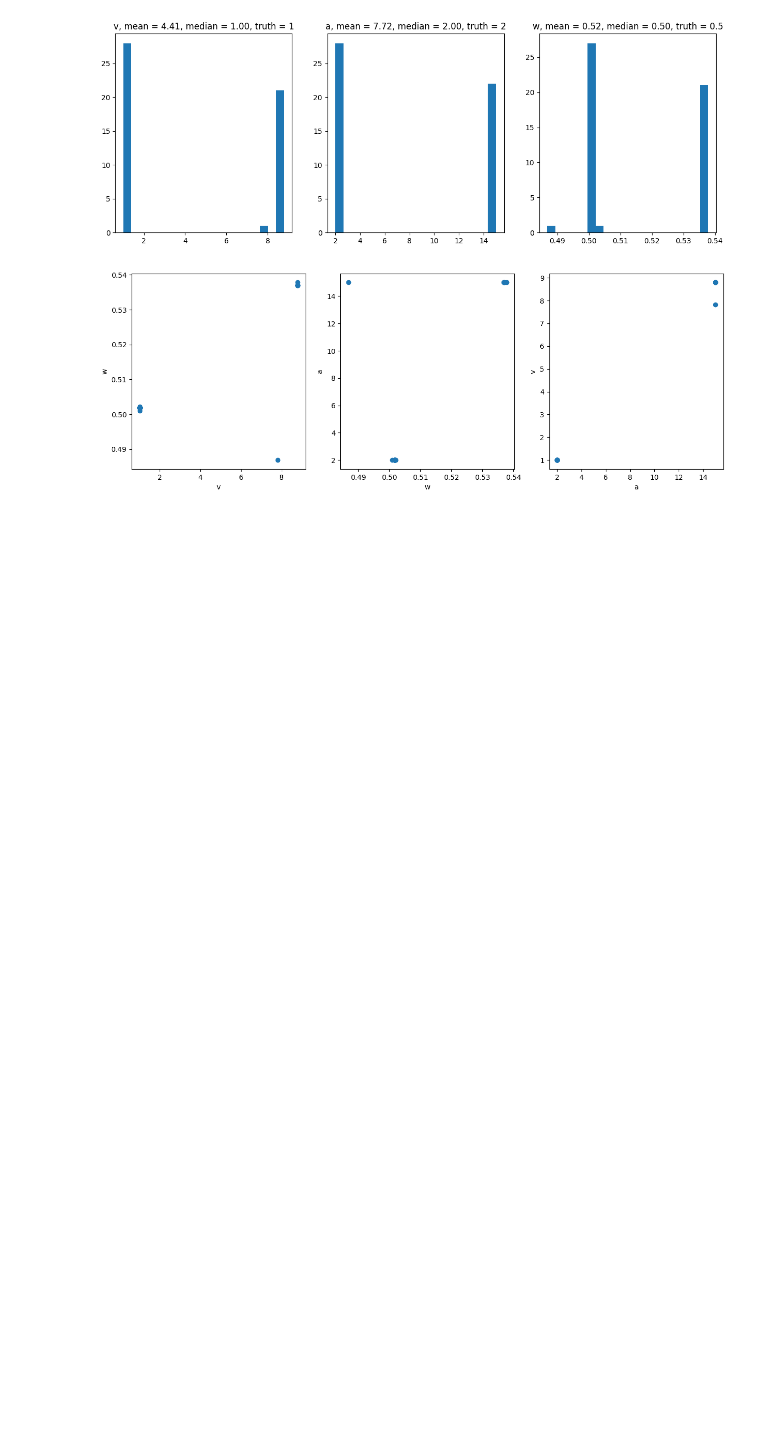
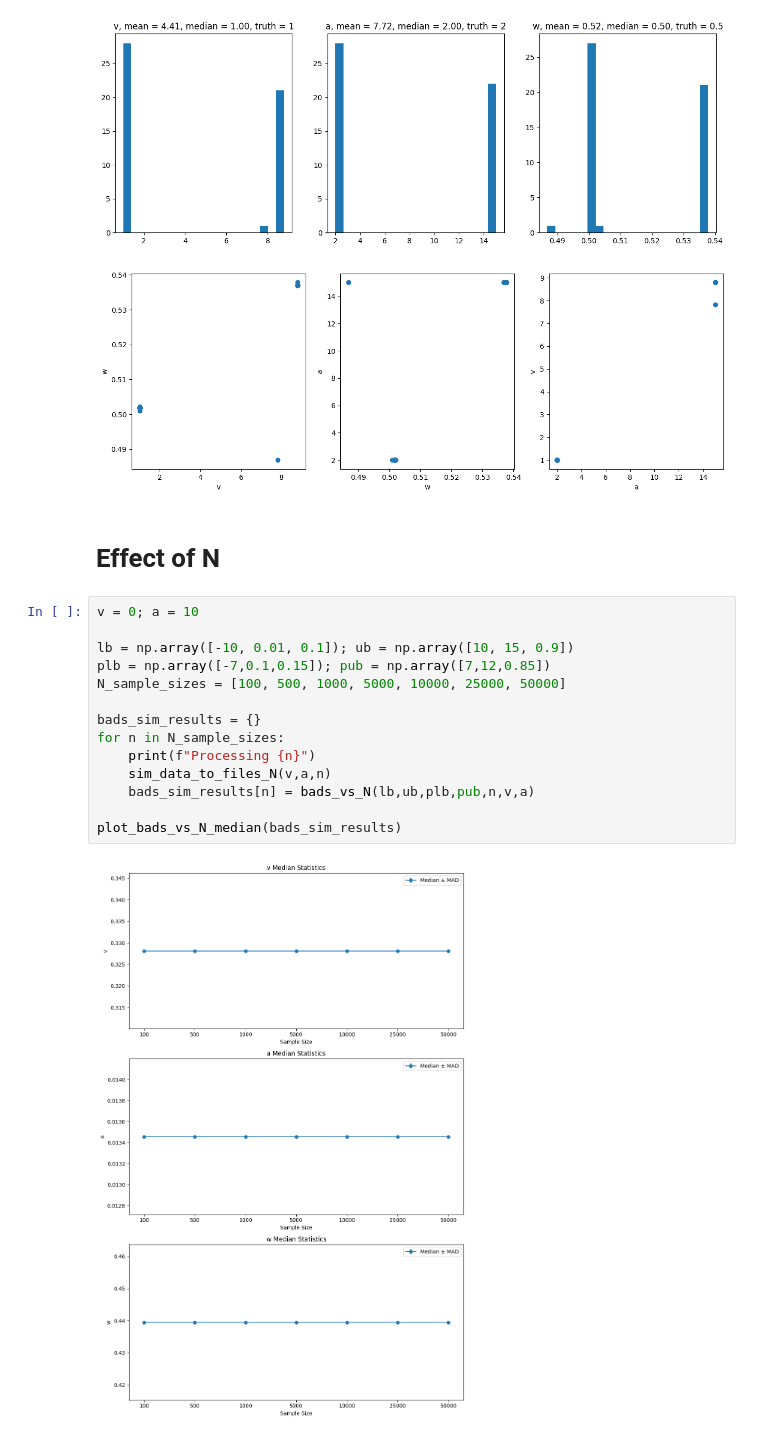
Before and after one commit to rakaar/ai_stats_notes, a Jupyter notebook: neural/ddm_ex22_v2.ipynb, the cells around one changed output. Saved outputs shown, nothing was run; the diff lists cells and outputs as text; blank space fills up the shorter version.

```diff
--- a/neural/ddm_ex22_v2.ipynb
+++ b/neural/ddm_ex22_v2.ipynb
@@ -73,3 +74,21 @@ run_bads_N_iter(lb,ub,plb,pub,N_iter,v,a)
 bads:meshOverflow        The mesh attempted to expand above maximum size too many times. Try widening plausible_lower_bounds and plausible_upper_bounds.
 [figure]
 [figure]
+# %% [markdown]
+# Effect of N
+# %%
+v = 0; a = 10
+
+lb = np.array([-10, 0.01, 0.1]); ub = np.array([10, 15, 0.9])
+plb = np.array([-7,0.1,0.15]); pub = np.array([7,12,0.85])
+N_sample_sizes = [100, 500, 1000, 5000, 10000, 25000, 50000]
+
+bads_sim_results = {}
+for n in N_sample_sizes:
+    print(f"Processing {n}")
+    sim_data_to_files_N(v,a,n)
+    bads_sim_results[n] = bads_vs_N(lb,ub,plb,pub,n,v,a)
+
+plot_bads_vs_N_median(bads_sim_results)
+# %% [output]
+[figure, added]
```
Also changed, not shown: parts of 3 cells of this notebook, 1 other file.
